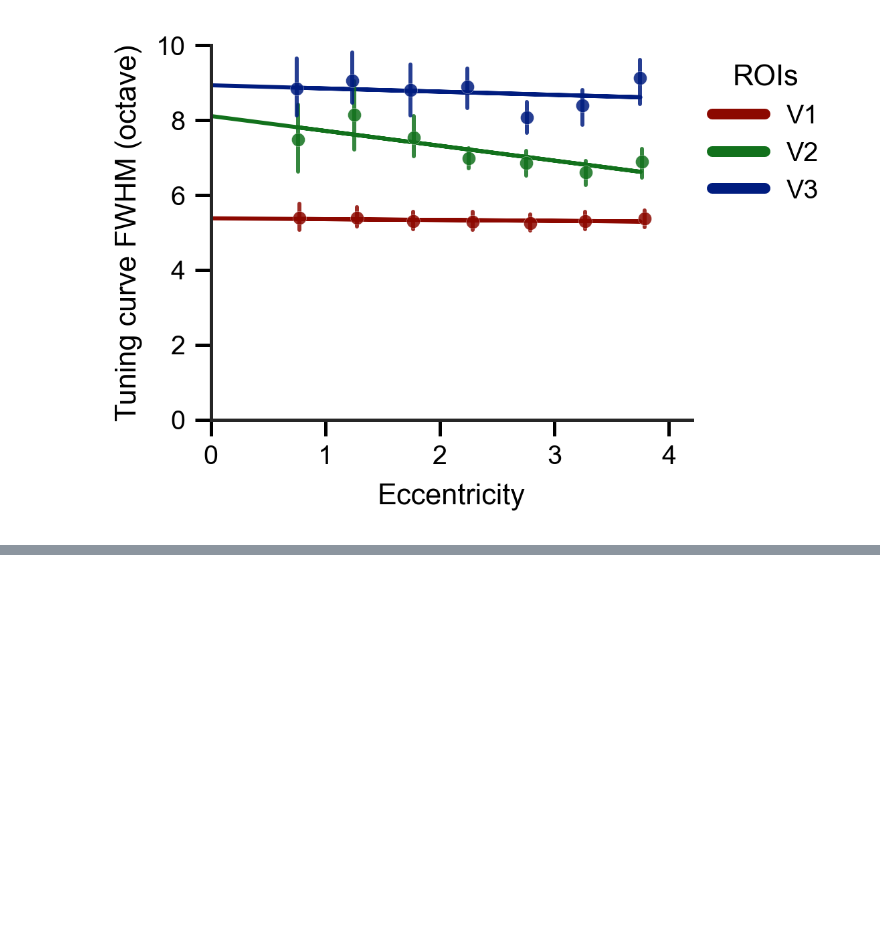
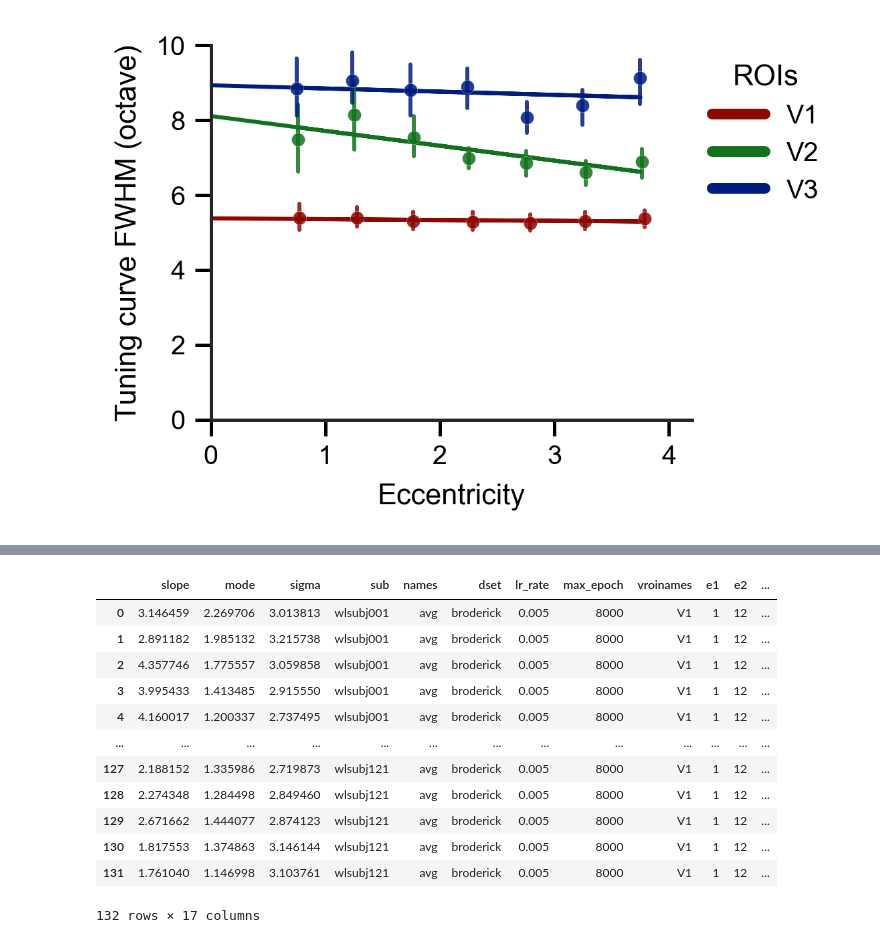
Before and after one commit to JiyeongHa/Spatial-Frequency-Preference_NSDsyn, a Jupyter notebook: notebooks/2.3-plot-tuning-curve-results.ipynb, the cells around one changed output, grey strips where cells are left out. Cells and saved outputs as stored; diff of their text form; code cells hidden in the pictures; blank space fills up the shorter version.

```diff
--- a/notebooks/2.3-plot-tuning-curve-results.ipynb
+++ b/notebooks/2.3-plot-tuning-curve-results.ipynb
@@ -184,0 +257,16 @@ vis1D.plot_bandwidth_in_octave(tuning_with_precision_df,
+# %%
+broderick_tuning_with_precision_df
+# %% [output]
+|  | slope | mode | sigma | sub | names | dset | lr_rate | max_epoch | vroinames | e1 | e2 | ... |
+| 0 | 3.146459 | 2.269706 | 3.013813 | wlsubj001 | avg | broderick | 0.005 | 8000 | V1 | 1 | 12 | ... |
+| 1 | 2.891182 | 1.985132 | 3.215738 | wlsubj001 | avg | broderick | 0.005 | 8000 | V1 | 1 | 12 | ... |
+| 2 | 4.357746 | 1.775557 | 3.059858 | wlsubj001 | avg | broderick | 0.005 | 8000 | V1 | 1 | 12 | ... |
+| 3 | 3.995433 | 1.413485 | 2.915550 | wlsubj001 | avg | broderick | 0.005 | 8000 | V1 | 1 | 12 | ... |
+| 4 | 4.160017 | 1.200337 | 2.737495 | wlsubj001 | avg | broderick | 0.005 | 8000 | V1 | 1 | 12 | ... |
+| ... | ... | ... | ... | ... | ... | ... | ... | ... | ... | ... | ... | ... |
+| 127 | 2.188152 | 1.335986 | 2.719873 | wlsubj121 | avg | broderick | 0.005 | 8000 | V1 | 1 | 12 | ... |
+| 128 | 2.274348 | 1.284498 | 2.849460 | wlsubj121 | avg | broderick | 0.005 | 8000 | V1 | 1 | 12 | ... |
+| 129 | 2.671662 | 1.444077 | 2.874123 | wlsubj121 | avg | broderick | 0.005 | 8000 | V1 | 1 | 12 | ... |
+| 130 | 1.817553 | 1.374863 | 3.146144 | wlsubj121 | avg | broderick | 0.005 | 8000 | V1 | 1 | 12 | ... |
+| 131 | 1.761040 | 1.146998 | 3.103761 | wlsubj121 | avg | broderick | 0.005 | 8000 | V1 | 1 | 12 | ... |
+132 rows × 17 columns
```
Also changed, not shown: parts of 21 cells of this notebook, 3 other files.
